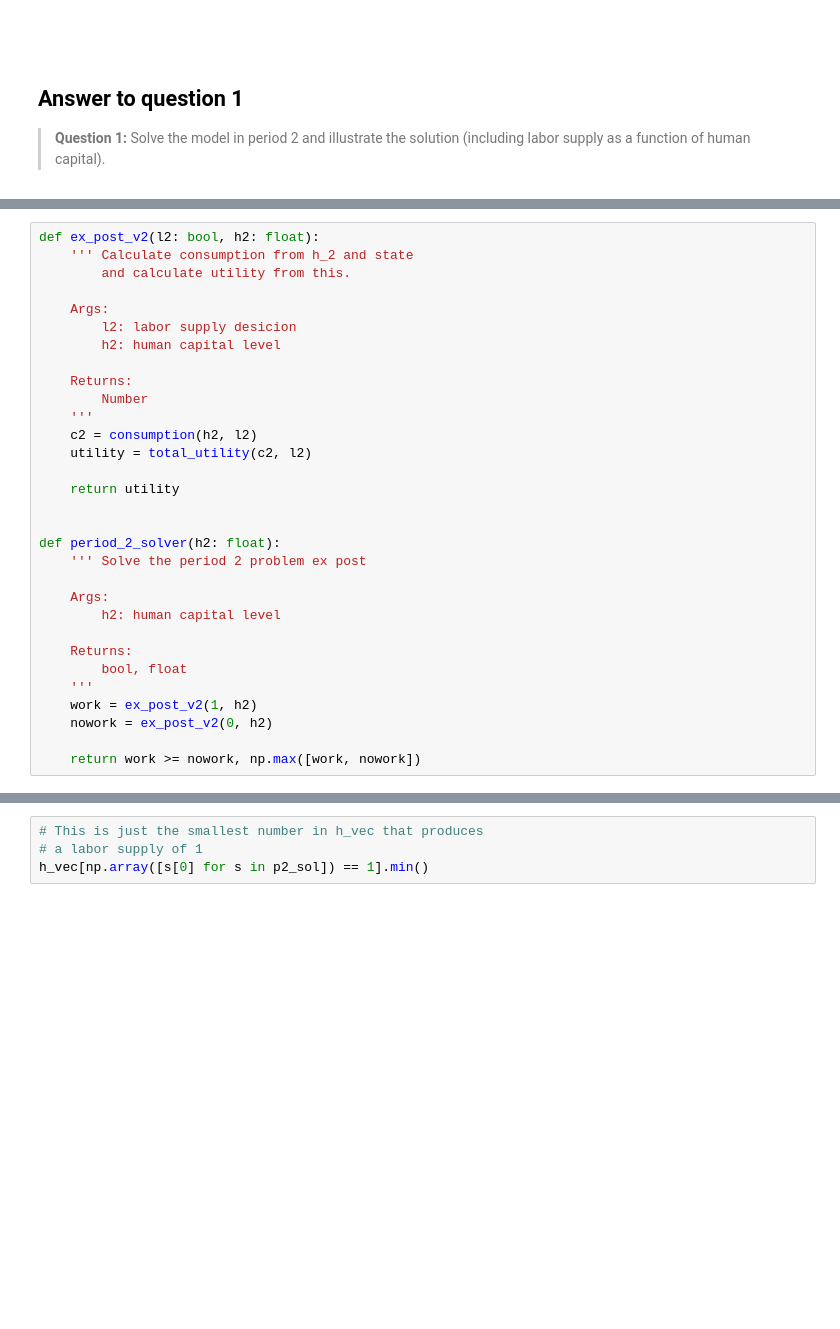
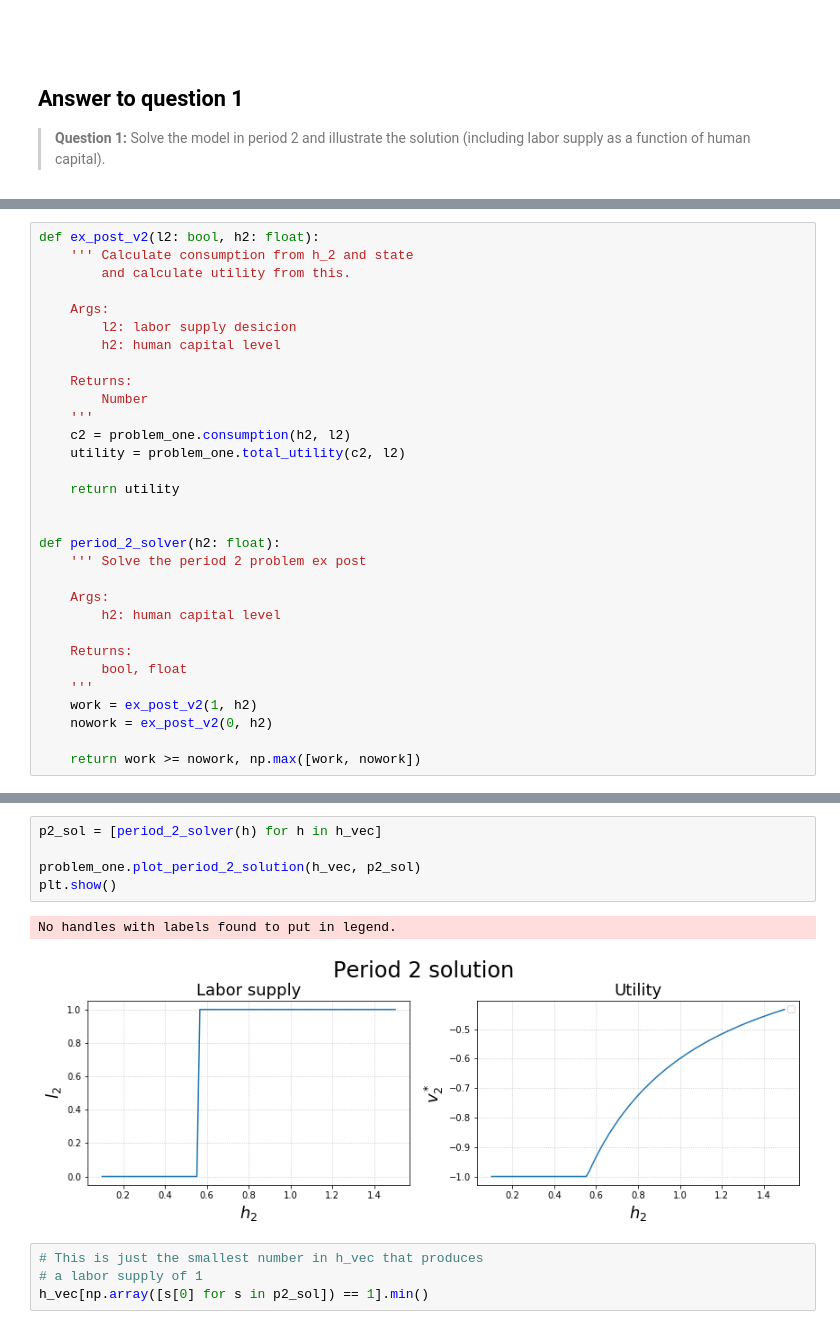
Before and after one commit to NumEconCopenhagen/projects-2019-remove-argv-0, a Jupyter notebook: examproject/exam_2019_kristian.ipynb, the cells around one changed output, grey strips where cells are left out. Cells and saved outputs as stored; diff of their text form; blank space fills up the shorter version.

```diff
--- a/examproject/exam_2019_kristian.ipynb
+++ b/examproject/exam_2019_kristian.ipynb
@@ -113,8 +118,8 @@ def ex_post_v2(l2: bool, h2: float):
     Returns:
         Number
     '''
-    c2 = consumption(h2, l2)
-    utility = total_utility(c2, l2)
+    c2 = problem_one.consumption(h2, l2)
+    utility = problem_one.total_utility(c2, l2)
 
     return utility
 
@@ -159,3 +140,11 @@ No handles with labels found to put in legend.
+# %%
+p2_sol = [period_2_solver(h) for h in h_vec]
+
+problem_one.plot_period_2_solution(h_vec, p2_sol)
+plt.show()
+# %% [output]
+No handles with labels found to put in legend.
+[figure, added]
 # %%
 # This is just the smallest number in h_vec that produces
 # a labor supply of 1
```
Also changed, not shown: parts of 41 cells of this notebook, 2 other files.
